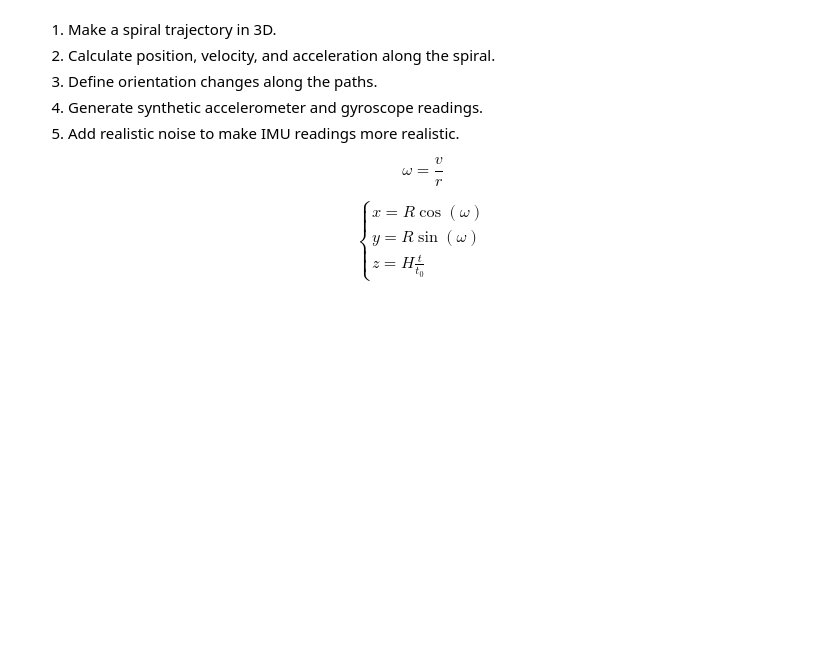
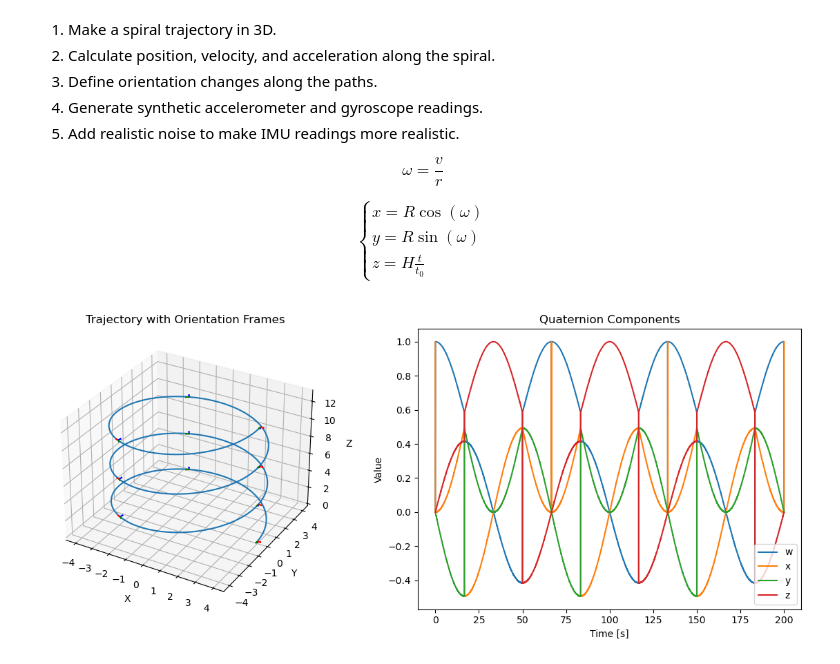
Before and after one commit to kjetteren/RaD_team1_HELIXON, a Jupyter notebook: kalman/synthetic_data.ipynb, the cells around one changed output. Cells and saved outputs as stored; diff of their text form; code cells hidden in the pictures; blank space fills up the shorter version.

Commit message:
added plots

```diff
--- a/kalman/synthetic_data.ipynb
+++ b/kalman/synthetic_data.ipynb
@@ -49,7 +49,7 @@ def make_spiral(t: int, radius: float, height: float, loops: int) -> np.ndarray:
 
     return spiral_data
 
-def make_spiral_quaternions(duration:int, sample_rate:float, radius:float, height:float, loop:int) -> np.array:
+def make_spiral_quaternions(duration:int, sample_rate:float, radius:float, height:float, loop:int) -> dict:
     """
 
     :param duration: duration of the measurement taking process
@@ -112,0 +165,7 @@ def add_noise(data: np.ndarray, noise_std: float) -> np.ndarray:
+# %%
+quaternions = make_spiral_quaternions(200, 20, 4, 13, 3)
+#quaternions_with_noise = add_noise(quaternions, noise_std=0.1)
+
+plot_trajectory_and_orientations(quaternions, 10)
+# %% [output]
+[figure, added]
```
Also changed, not shown: parts of 1 cell of this notebook.
